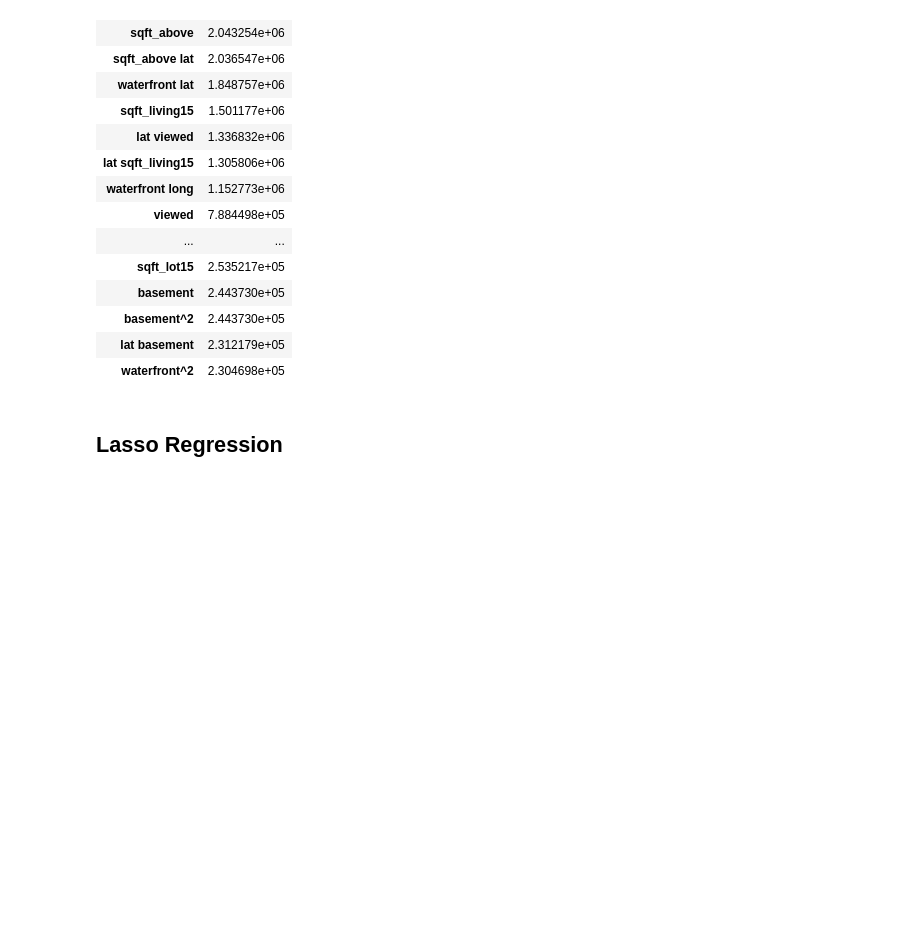
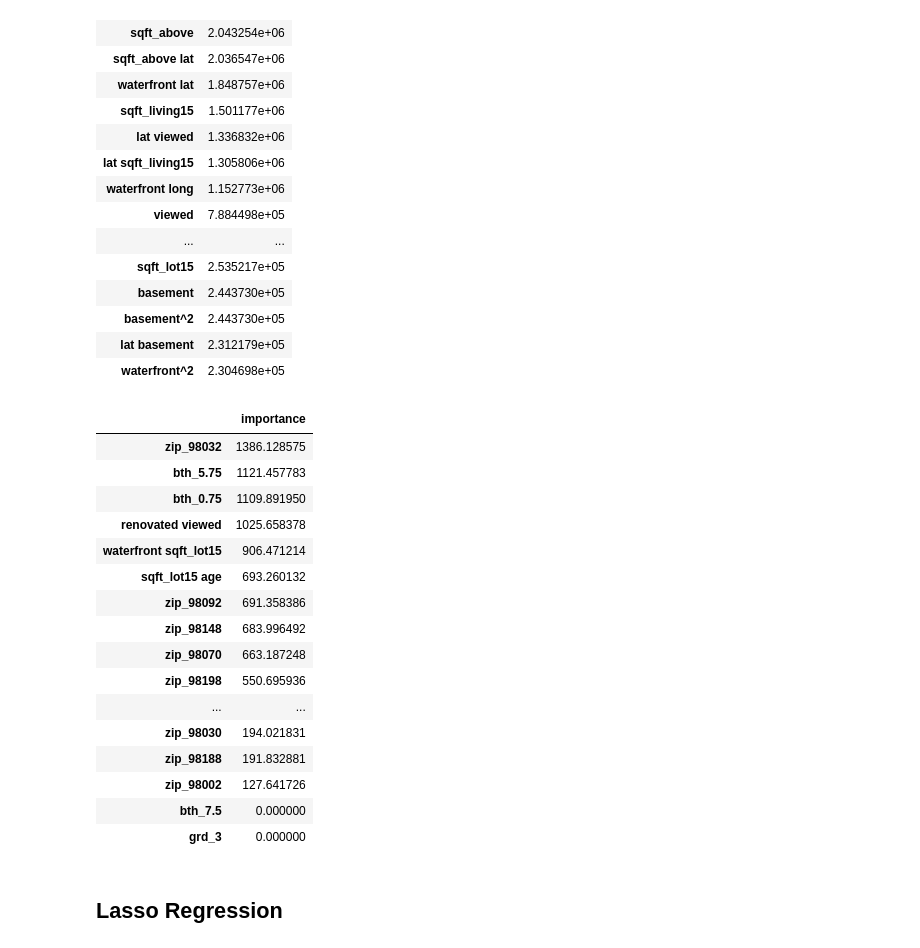
Before and after one commit to datascisteven/King-County-Housing-Price-Prediction, a Jupyter notebook: housing_modeling.ipynb, the cells around one changed output. Cells and saved outputs as stored; diff of their text form; code cells hidden in the pictures; blank space fills up the shorter version.

```diff
--- a/housing_modeling.ipynb
+++ b/housing_modeling.ipynb
@@ -481,11 +482,7 @@ Testing RMSE:  141224.64
 Testing Bias:  9477.89
 Testing Variance:  1.1990e+11
 # %%
-importance = np.abs(ridge.coef_)
-names = np.array(X_tr2_sc.columns)
-top_feat_ridge = pd.DataFrame(importance,
-                                   index=names,
-                                   columns=['importance']).sort_values('importance', ascending=False)
+top_feat_ridge = pd.DataFrame(np.abs(ridge.coef_), index=np.array(X_tr2_sc.columns), columns=['importance']).sort_values('importance', ascending=False)
 top_feat_ridge.head(20)
 # %% [output]
 |  | importance |
@@ -505,3 +502,23 @@ top_feat_ridge.head(20)
 | basement^2 | 2.443730e+05 |
 | lat basement | 2.312179e+05 |
 | waterfront^2 | 2.304698e+05 |
+# %%
+top_feat_ridge.tail(20)
+# %% [output]
+|  | importance |
+| zip_98032 | 1386.128575 |
+| bth_5.75 | 1121.457783 |
+| bth_0.75 | 1109.891950 |
+| renovated viewed | 1025.658378 |
+| waterfront sqft_lot15 | 906.471214 |
+| sqft_lot15 age | 693.260132 |
+| zip_98092 | 691.358386 |
+| zip_98148 | 683.996492 |
+| zip_98070 | 663.187248 |
+| zip_98198 | 550.695936 |
+| ... | ... |
+| zip_98030 | 194.021831 |
+| zip_98188 | 191.832881 |
+| zip_98002 | 127.641726 |
+| bth_7.5 | 0.000000 |
+| grd_3 | 0.000000 |
```
Also changed, not shown: parts of 23 cells of this notebook, 3 other files.
